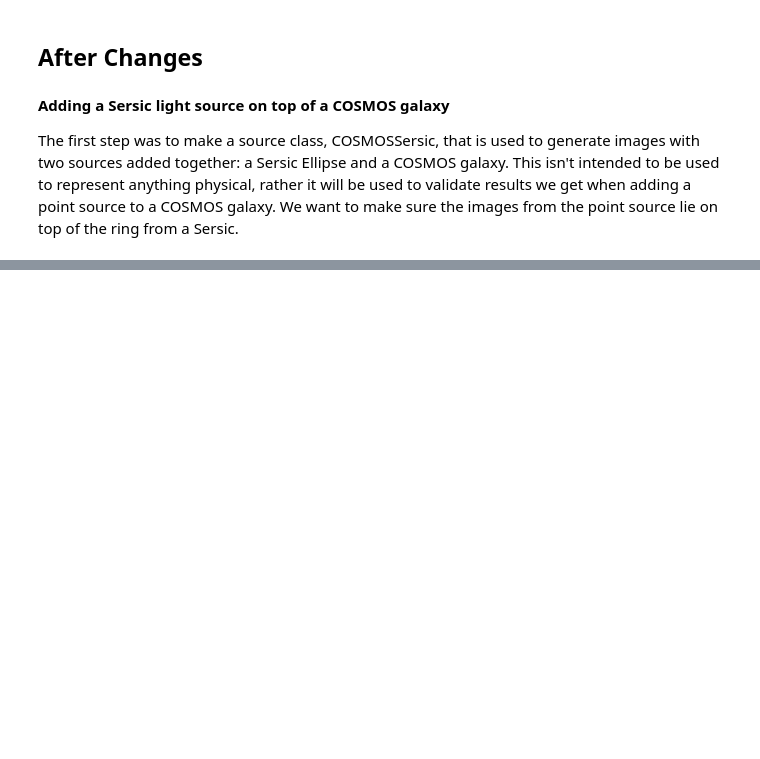
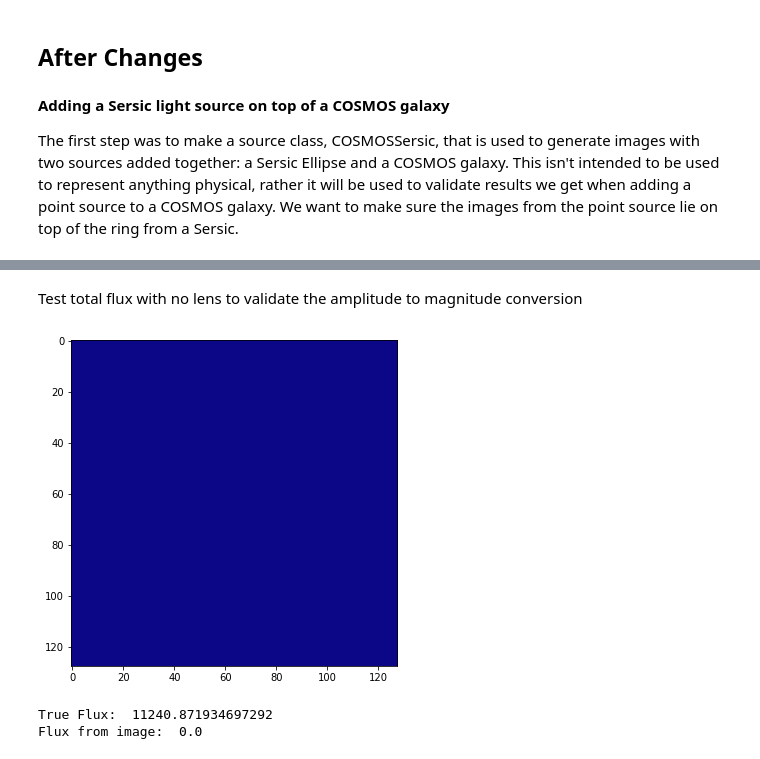
Before and after one commit to swagnercarena/paltas, a Jupyter notebook: notebooks/F21_Manada_Changes.ipynb, the cells around one changed output, grey strips where cells are left out. Cells and saved outputs as stored; diff of their text form; code cells hidden in the pictures; blank space fills up the shorter version.

```diff
--- a/notebooks/F21_Manada_Changes.ipynb
+++ b/notebooks/F21_Manada_Changes.ipynb
@@ -272,0 +353,43 @@ plt.show()
+# %% [markdown]
+Test total flux with no lens to validate the amplitude to magnitude conversion
+# %%
+from lenstronomy.Util.data_util import magnitude2cps
+
+config_dict['point_source']['parameters']['magnitude'] = 15
+
+sampler = Sampler(config_dict)
+sample = sampler.sample()
+
+source_class = COSMOSCatalog(sample['cosmology_parameters'],
+							sample['source_parameters'])
+point_source_class = SinglePointSource(sample['point_source_parameters'])
+
+# COSMOS+PointSource
+im1, metadata1 = draw_image(sample=sample,los_class=None,subhalo_class=None,
+		main_deflector_class=None, source_class=source_class,
+		point_source_class=point_source_class,
+		numpix=numpix,multi_plane=False,kwargs_numerics=kwargs_numerics,
+		mag_cut=1.0,add_noise=False, apply_psf=True)
+# Just COSMOS
+im2, metadata2 = draw_image(sample=sample,los_class=None,subhalo_class=None,
+		main_deflector_class=None, source_class=source_class,
+		point_source_class=None,numpix=numpix,multi_plane=False,
+		kwargs_numerics=kwargs_numerics,mag_cut=1.0,add_noise=False,
+		apply_psf=True)
+
+# Just point source
+im_ps = im1-im2
+plt.imshow(im_ps, cmap='plasma')
+plt.show()
+
+
+#im1 is a 2d array of surface brightness pixels
+flux_true = magnitude2cps(config_dict['point_source']['parameters']['magnitude'], config_dict['point_source']['parameters']['mag_zeropoint'])
+flux_image = np.sum(im_ps)
+
+print("True Flux: ", flux_true)
+print("Flux from image: ", flux_image)
+# %% [output]
+[figure, added]
+True Flux:  11240.871934697292
+Flux from image:  0.0
```
Also changed, not shown: parts of 9 cells of this notebook, 7 other files.
